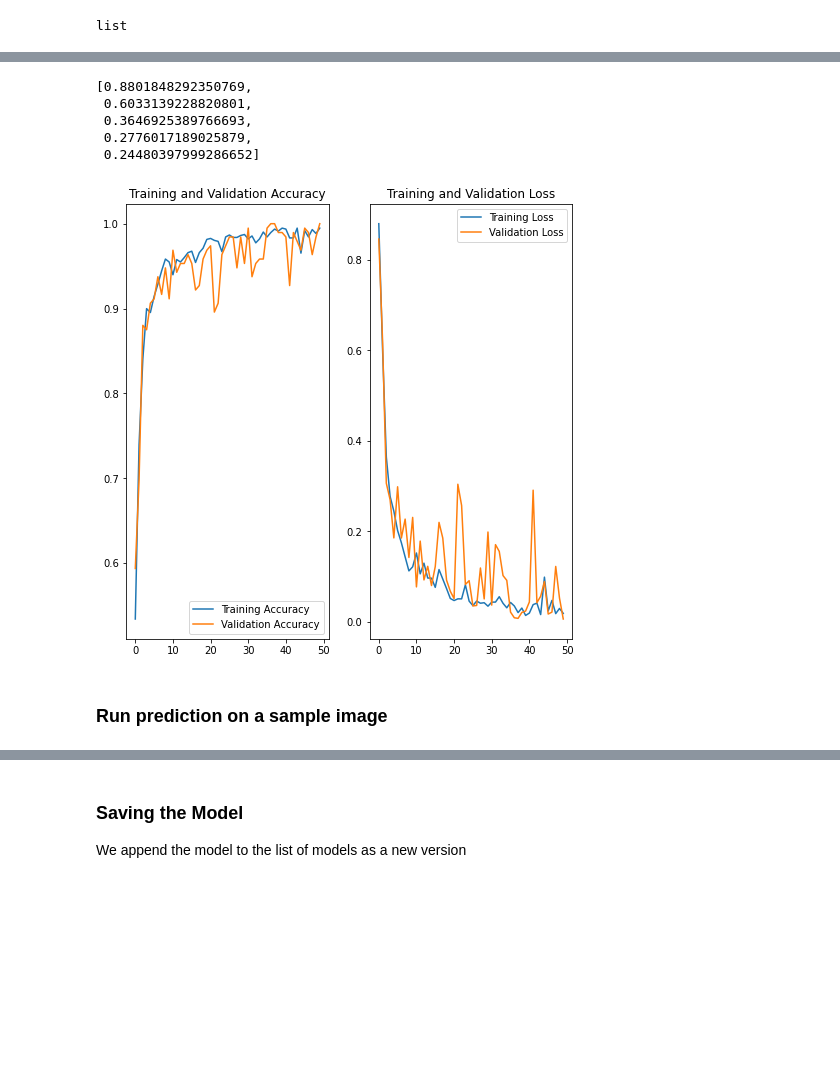
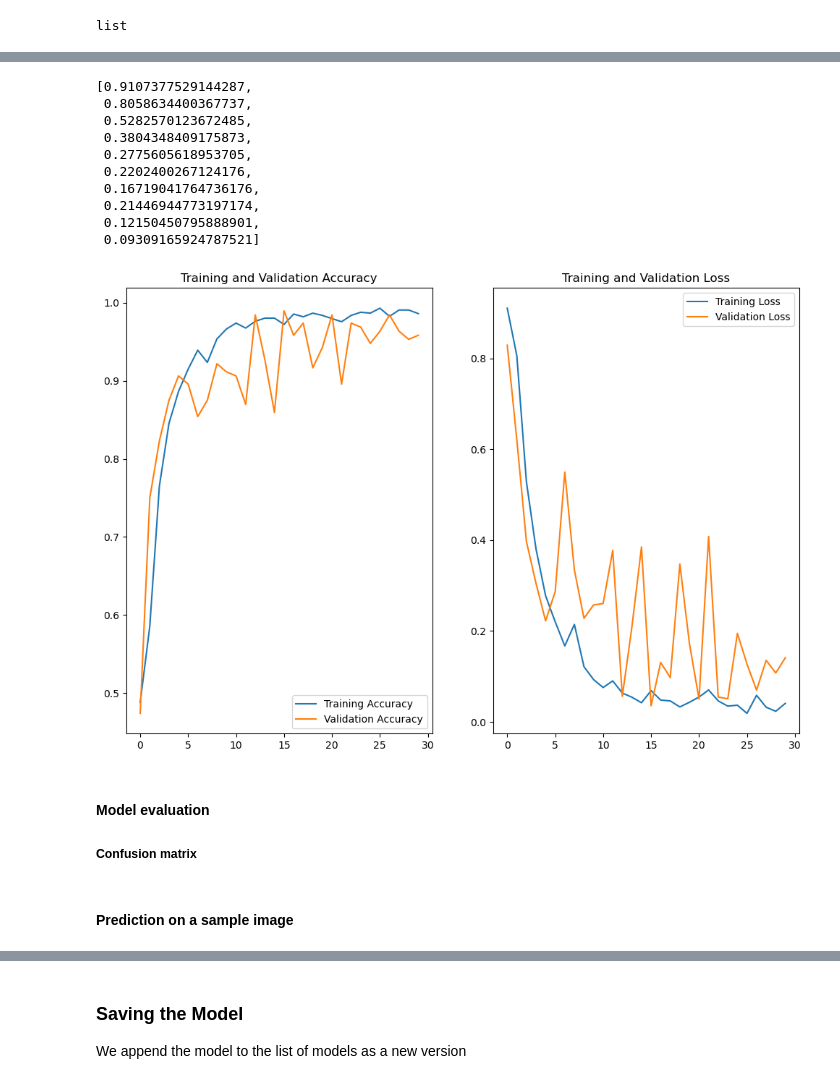
Before and after one commit to fmammo/Potato_plant_classification, a Jupyter notebook: model_try_2.ipynb, the cells around one changed output, grey strips where cells are left out. Drawn from its saved outputs; the diff is of its cells as text; code cells hidden in the pictures; blank space fills up the shorter version.

```diff
--- a/model_try_2.ipynb
+++ b/model_try_2.ipynb
@@ -14,7 +14,7 @@ import matplotlib.pyplot as plt
 BATCH_SIZE = 32
 IMAGE_SIZE = 256
 CHANNELS=3
-EPOCHS=40
+EPOCHS=30
 # %% [markdown]
 #### Data importing into tensorflow dataset object
 # %%
@@ -277,11 +263,16 @@ len(history.history['loss'])
 # %%
-history.history['loss'][:5] # show loss for first 5 epochs
+history.history['loss'][:10] # show loss for first 10 epochs
 # %% [output]
-[0.8801848292350769,
- 0.6033139228820801,
- 0.3646925389766693,
- 0.2776017189025879,
- 0.24480397999286652]
+[0.9107377529144287,
+ 0.8058634400367737,
+ 0.5282570123672485,
+ 0.3804348409175873,
+ 0.2775605618953705,
+ 0.2202400267124176,
+ 0.16719041764736176,
+ 0.21446944773197174,
+ 0.12150450795888901,
+ 0.09309165924787521]
 # %%
 acc = history.history['accuracy']
 val_acc = history.history['val_accuracy']
@@ -289,23 +280,26 @@ val_acc = history.history['val_accuracy']
 loss = history.history['loss']
 val_loss = history.history['val_loss']
 # %%
-plt.figure(figsize=(8, 8))
+plt.figure(figsize=(12, 8))
 plt.subplot(1, 2, 1)
 plt.plot(range(EPOCHS), acc, label='Training Accuracy')
 plt.plot(range(EPOCHS), val_acc, label='Validation Accuracy')
 plt.legend(loc='lower right')
 plt.title('Training and Validation Accuracy')
 
 plt.subplot(1, 2, 2)
 plt.plot(range(EPOCHS), loss, label='Training Loss')
 plt.plot(range(EPOCHS), val_loss, label='Validation Loss')
 plt.legend(loc='upper right')
 plt.title('Training and Validation Loss')
 plt.show()
 # %% [output]
-[figure, old version]
+[figure, new version]
+# %% [markdown]
+#### Model evaluation
+##### Confusion matrix
 # %% [markdown]
-### Run prediction on a sample image
+#### Prediction on a sample image
 # %%
 import numpy as np
 for images_batch, labels_batch in test_ds.take(1):
```
Also changed, not shown: parts of 17 cells of this notebook.
